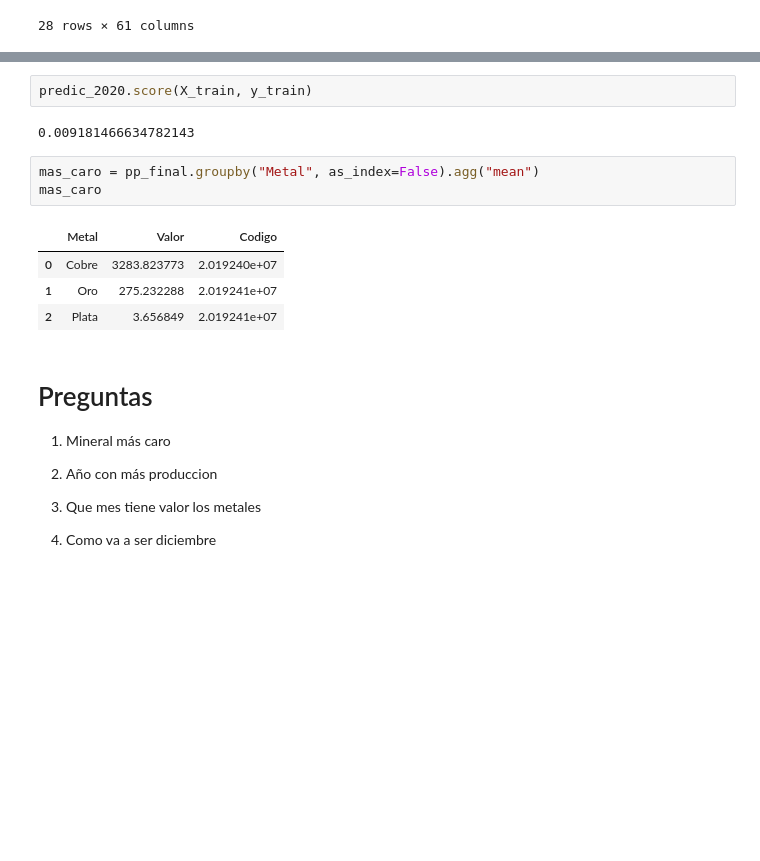
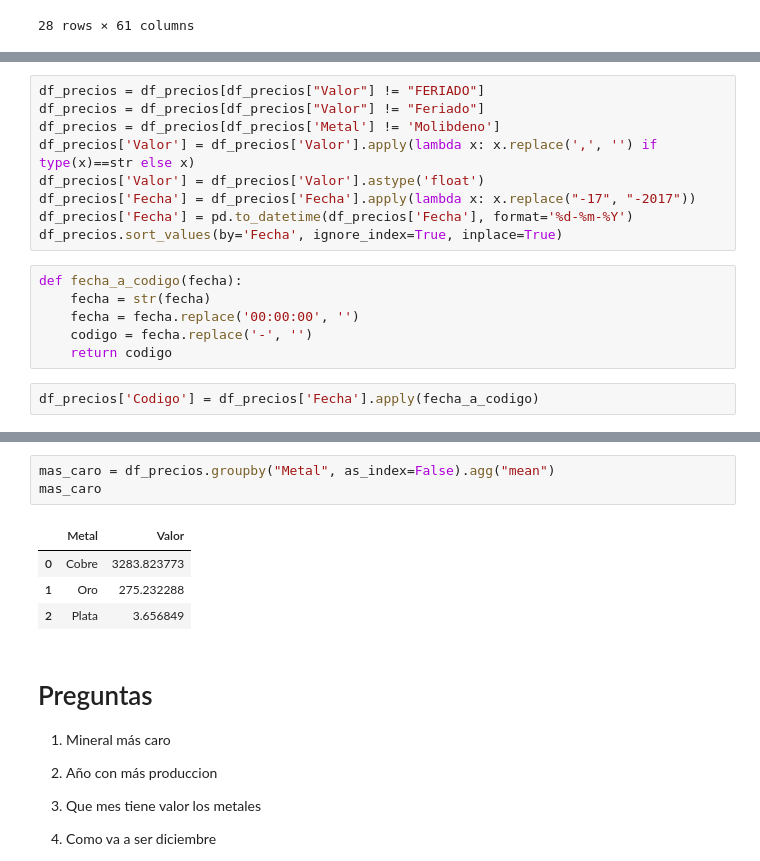
Before and after one commit to ThareauB/Proyecto-libertadores, a Jupyter notebook: mineria.ipynb, the cells around one changed output, grey strips where cells are left out. Saved outputs shown, nothing was run; the diff lists cells and outputs as text; blank space fills up the shorter version.

```diff
--- a/mineria.ipynb
+++ b/mineria.ipynb
@@ -65,4 +64,21 @@ df_produccion
 | 18 | Michilla | Miles TM | 49.6 | 51.8 | 52.7 | 50.0 | 46.4 | 47.3 | 45.1 | 47.7 | ... |
 | 19 | Otros | Miles TM | 181.6 | 161.1 | 182.6 | 213.8 | 241.1 | 264.9 | 284.8 | 334.3 | ... |
 | 20 | Total chile | Miles TM | 4739.0 | 4580.6 | 4904.2 | 5412.5 | 5320.5 | 5360.8 | 5557.0 | 5327.6 | ... |
+# %%
+df_precios = df_precios[df_precios["Valor"] != "FERIADO"]
+df_precios = df_precios[df_precios["Valor"] != "Feriado"]
+df_precios = df_precios[df_precios['Metal'] != 'Molibdeno']
+df_precios['Valor'] = df_precios['Valor'].apply(lambda x: x.replace(',', '') if type(x)==str else x)
+df_precios['Valor'] = df_precios['Valor'].astype('float')
+df_precios['Fecha'] = df_precios['Fecha'].apply(lambda x: x.replace("-17", "-2017"))
+df_precios['Fecha'] = pd.to_datetime(df_precios['Fecha'], format='%d-%m-%Y')
+df_precios.sort_values(by='Fecha', ignore_index=True, inplace=True)
+# %%
+def fecha_a_codigo(fecha):
+    fecha = str(fecha)
+    fecha = fecha.replace('00:00:00', '')
+    codigo = fecha.replace('-', '')
+    return codigo
+# %%
+df_precios['Codigo'] = df_precios['Fecha'].apply(fecha_a_codigo)
 # %%
@@ -271,15 +213,11 @@ LinearRegression()
-# %%
-predic_2020.score(X_train, y_train)
-# %% [output]
-0.009181466634782143
 # %%
-mas_caro = pp_final.groupby("Metal", as_index=False).agg("mean")
+mas_caro = df_precios.groupby("Metal", as_index=False).agg("mean")
 mas_caro
 # %% [output]
-|  | Metal | Valor | Codigo |
-| 0 | Cobre | 3283.823773 | 2.019240e+07 |
-| 1 | Oro | 275.232288 | 2.019241e+07 |
-| 2 | Plata | 3.656849 | 2.019241e+07 |
+|  | Metal | Valor |
+| 0 | Cobre | 3283.823773 |
+| 1 | Oro | 275.232288 |
+| 2 | Plata | 3.656849 |
 # %% [markdown]
 # Preguntas
 
```
Also changed, not shown: parts of 26 cells of this notebook.
